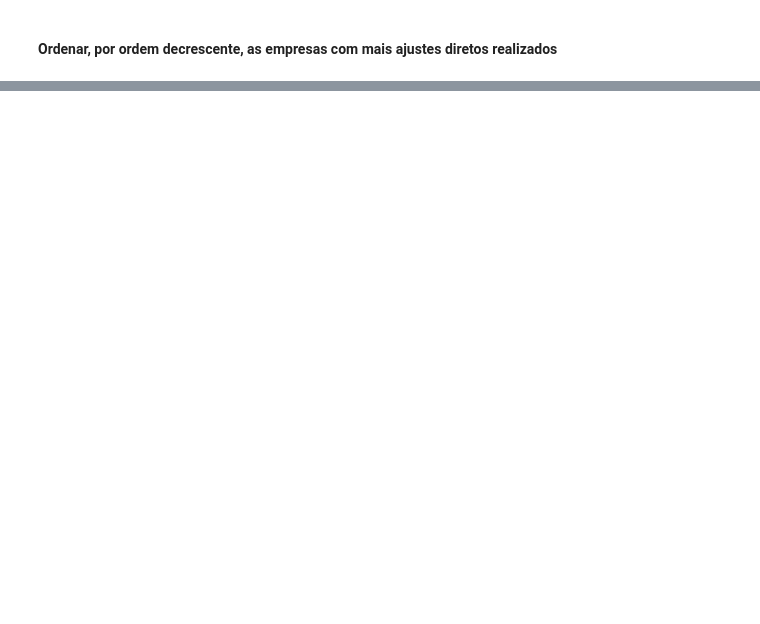
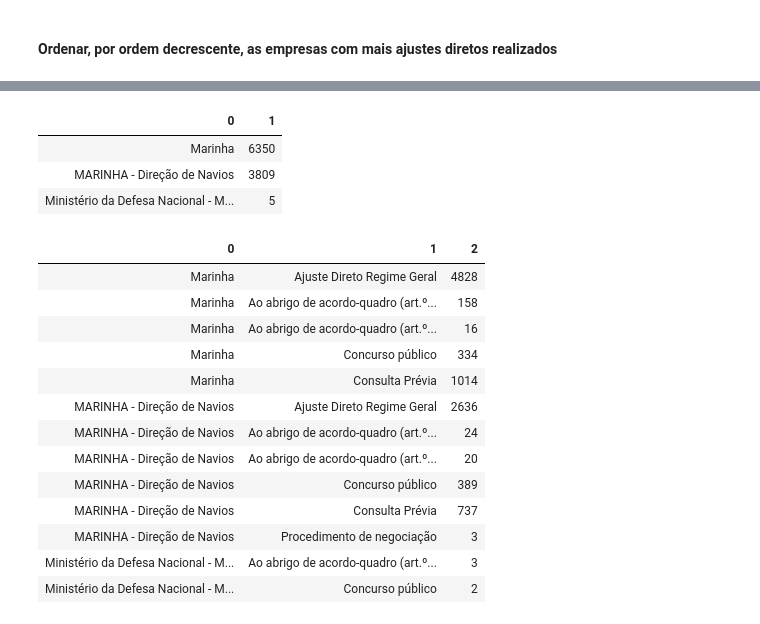
Before and after one commit to francisco-vpereira/ForceraIntership, a Jupyter notebook: forcera/scripts/contratos.ipynb, the cells around one changed output, grey strips where cells are left out. Saved outputs shown, nothing was run; the diff lists cells and outputs as text; code cells hidden in the pictures; blank space fills up the shorter version.

```diff
--- a/forcera/scripts/contratos.ipynb
+++ b/forcera/scripts/contratos.ipynb
@@ -160,0 +269,43 @@ HTML(pd.DataFrame(cur.fetchmany(10)).to_html(index=False))
+# %%
+cur = conn.cursor()
+
+cur.execute('''
+      SELECT entidade_adjudicante, COUNT (entidade_adjudicante)
+      FROM "CONTRACTS"
+      WHERE nif_entidade_adjudicante = '600012662'
+      GROUP BY "entidade_adjudicante"
+      ORDER BY COUNT(entidade_adjudicante) DESC;''')
+
+HTML(pd.DataFrame(cur.fetchall()).to_html(index=False))
+# %% [output]
+| 0 | 1 |
+| Marinha | 6350 |
+| MARINHA - Direção de Navios | 3809 |
+| Ministério da Defesa Nacional - M... | 5 |
+# %%
+cur = conn.cursor()
+
+cur.execute('''
+    SELECT entidade_adjudicante, tipo_procedimento, COUNT(*) as count
+    FROM "CONTRACTS"
+    WHERE nif_entidade_adjudicante = '600012662'
+    GROUP BY entidade_adjudicante, tipo_procedimento
+    ORDER BY entidade_adjudicante;''')
+
+
+HTML(pd.DataFrame(cur.fetchall()).to_html(index=False))
+# %% [output]
+| 0 | 1 | 2 |
+| Marinha | Ajuste Direto Regime Geral | 4828 |
+| Marinha | Ao abrigo de acordo-quadro (art.º... | 158 |
+| Marinha | Ao abrigo de acordo-quadro (art.º... | 16 |
+| Marinha | Concurso público | 334 |
+| Marinha | Consulta Prévia | 1014 |
+| MARINHA - Direção de Navios | Ajuste Direto Regime Geral | 2636 |
+| MARINHA - Direção de Navios | Ao abrigo de acordo-quadro (art.º... | 24 |
+| MARINHA - Direção de Navios | Ao abrigo de acordo-quadro (art.º... | 20 |
+| MARINHA - Direção de Navios | Concurso público | 389 |
+| MARINHA - Direção de Navios | Consulta Prévia | 737 |
+| MARINHA - Direção de Navios | Procedimento de negociação | 3 |
+| Ministério da Defesa Nacional - M... | Ao abrigo de acordo-quadro (art.º... | 3 |
+| Ministério da Defesa Nacional - M... | Concurso público | 2 |
```
Also changed, not shown: parts of 19 cells of this notebook, 1 other file.
